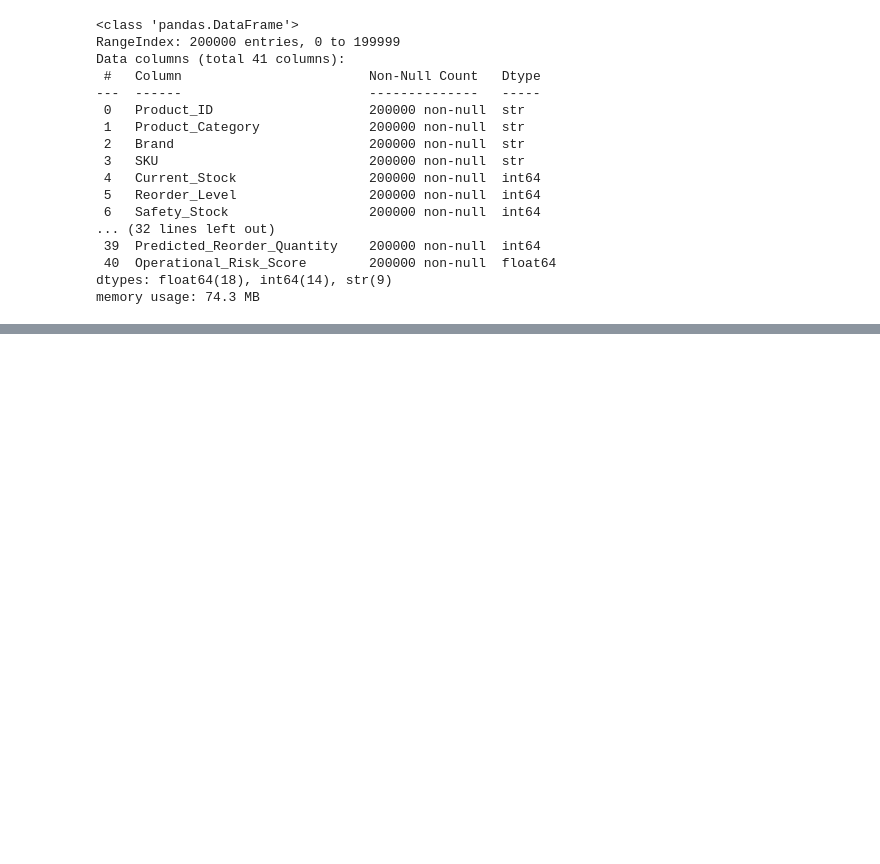
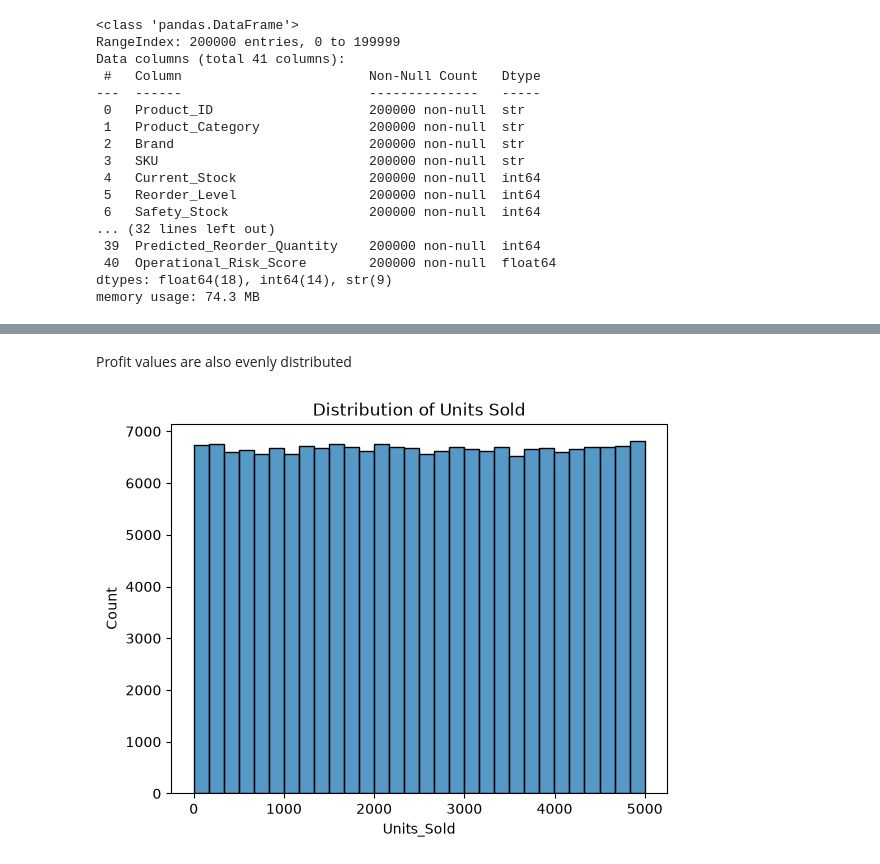
Before and after one commit to Suhani-codes18/Task-3-Suhani, a Jupyter notebook: Task.ipynb, the cells around one changed output, grey strips where cells are left out. Saved outputs shown, nothing was run; the diff lists cells and outputs as text; code cells hidden in the pictures; blank space fills up the shorter version.

```diff
--- a/Task.ipynb
+++ b/Task.ipynb
@@ -41,0 +306,8 @@ memory usage: 74.3 MB
+# %% [markdown]
+Profit values are also evenly distributed
+# %%
+sns.histplot(data=df, x='Units_Sold', bins=30)
+plt.title('Distribution of Units Sold')
+plt.show()
+# %% [output]
+[figure, added]
```
Also changed, not shown: parts of 77 cells of this notebook.
